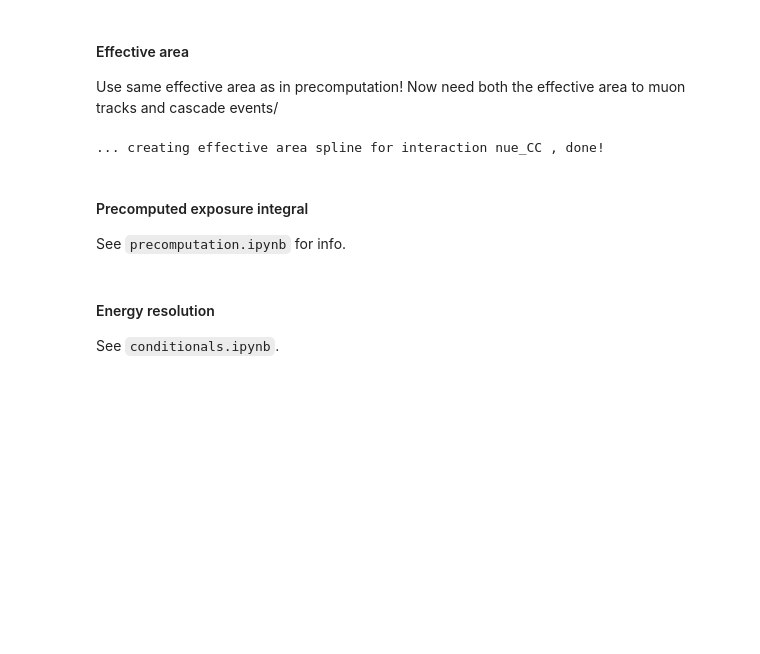
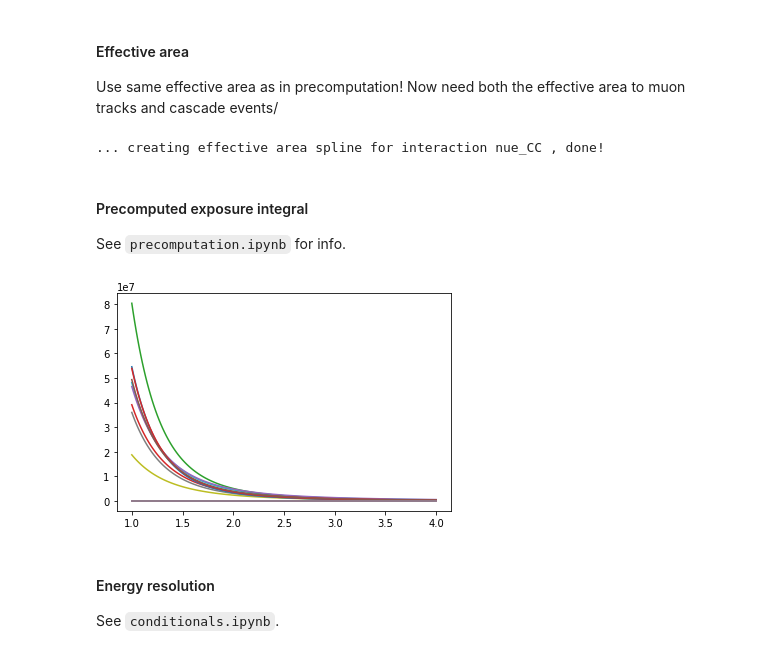
Before and after one commit to specktakel/hierarchical_nu, a Jupyter notebook: dev/statistical_model/4_tracks_and_cascades/tracks_and_cascades.ipynb, the cells around one changed output. Saved outputs shown, nothing was run; the diff lists cells and outputs as text; code cells hidden in the pictures; blank space fills up the shorter version.

```diff
--- a/dev/statistical_model/4_tracks_and_cascades/tracks_and_cascades.ipynb
+++ b/dev/statistical_model/4_tracks_and_cascades/tracks_and_cascades.ipynb
@@ -41,25 +41,16 @@ redshift = list(redshift) + [zth]
 # %% [markdown]
 #### Effective area
 Use same effective area as in precomputation! Now need both the effective area to muon tracks and cascade events/
-# %%
-from scipy.interpolate import RectBivariateSpline
-
-# Tracks
-# Wrap this up in a class later
-with h5py.File("aeff_input_tracks/effective_area.h5", 'r') as f:
-    area10 = f['2010/nu_mu/area'][()]
-    bin_edges_0 = f['2010/nu_mu/bin_edges_0'][()]
-    bin_edges_1 = f['2010/nu_mu/bin_edges_1'][()]
-aeff_tracks = np.sum(area10, axis=2)
-bin_cen_0 = (bin_edges_0[:-1] + bin_edges_0[1:])/2
-bin_cen_1 = (bin_edges_1[:-1] + bin_edges_1[1:])/2
-aeff_tracks_spline = RectBivariateSpline(np.log10(bin_cen_0), bin_cen_1,
-                                         aeff_tracks, s=(1, 0.5))
-
-# Cascades
-aeff_cascades = effective_area_cascades("nue_CC")
-# %% [output]
-... creating effective area spline for interaction nue_CC , done!
+# %%
+from scipy.interpolate import RectBivariateSpline
+
+# Tracks
+aeff_tracks = effective_area_tracks()
+
+# Cascades
+aeff_cascades = effective_area_cascades("nue_CC")
+# %% [output]
+... creating effective area spline for interaction nue_CC , done!
 # %%
 # Get input for spline evaluation in Stan
 p = 3  # spline degree (default in RectBivariateSpline)
@@ -94,11 +85,20 @@ See `precomputation.ipynb` for info.
 # Get precomputed eps factor
 
 # Tracks
+with h5py.File('data/precomputed_integral_tracks_1e5.h5', 'r') as f:
+    alpha_grid_tracks = f['alpha_grid'][()]
+    integral_grid_tracks = np.nan_to_num(f['integral_grid'][()])
 
 # Cascades
-with h5py.File('data/precomputed_integral.h5', 'r') as f:
+with h5py.File('data/precomputed_integral_cascades_6e4.h5', 'r') as f:
     alpha_grid_cascades = f['alpha_grid'][()]
     integral_grid_cascades = f['integral_grid'][()]
+# %%
+fig, ax = plt.subplots()
+for _ in integral_grid_tracks:
+    ax.plot(alpha_grid_tracks, _)
+# %% [output]
+[figure, added]
 # %% [markdown]
 #### Energy resolution
 See `conditionals.ipynb`.
```
Also changed, not shown: parts of 6 cells of this notebook, 4 other files.
